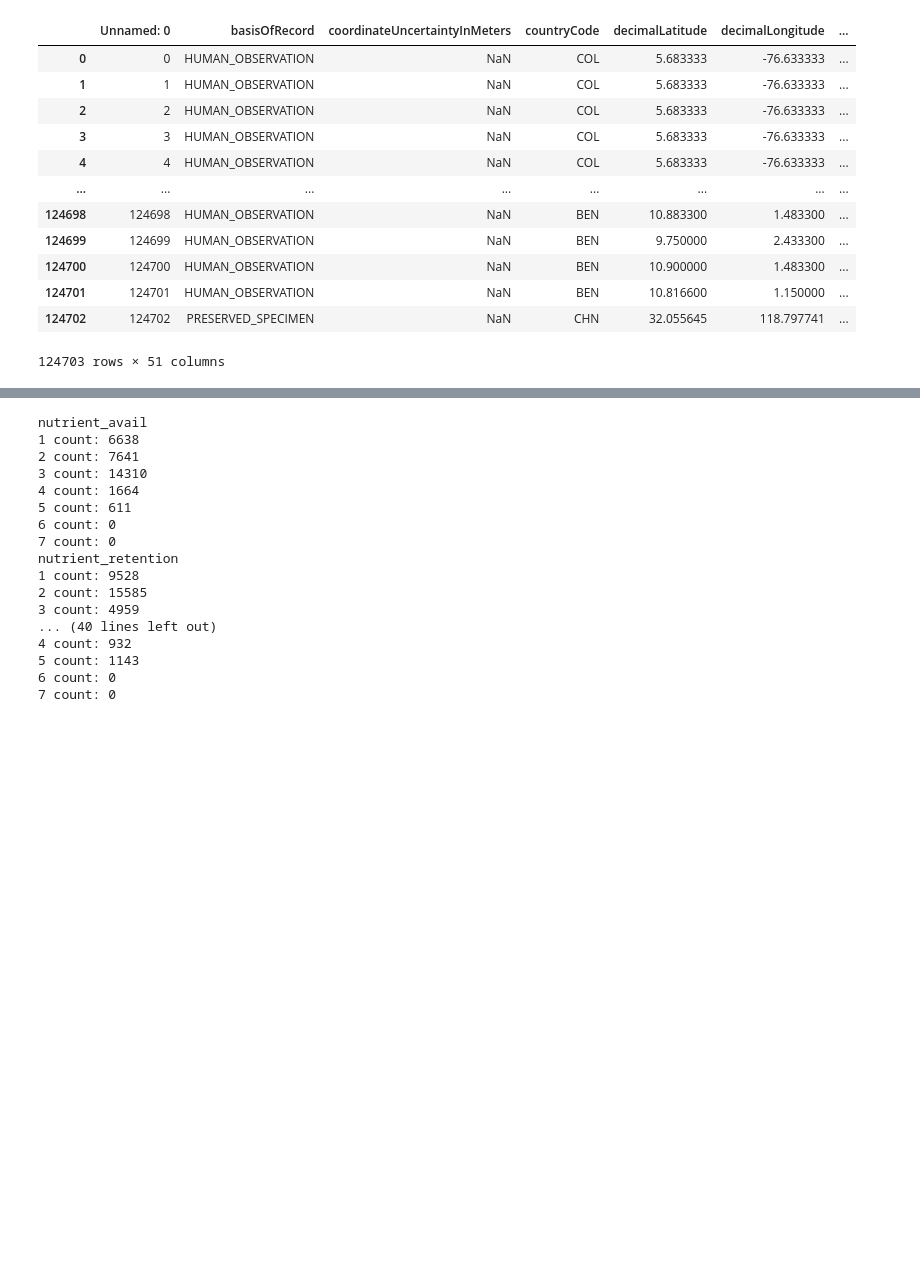
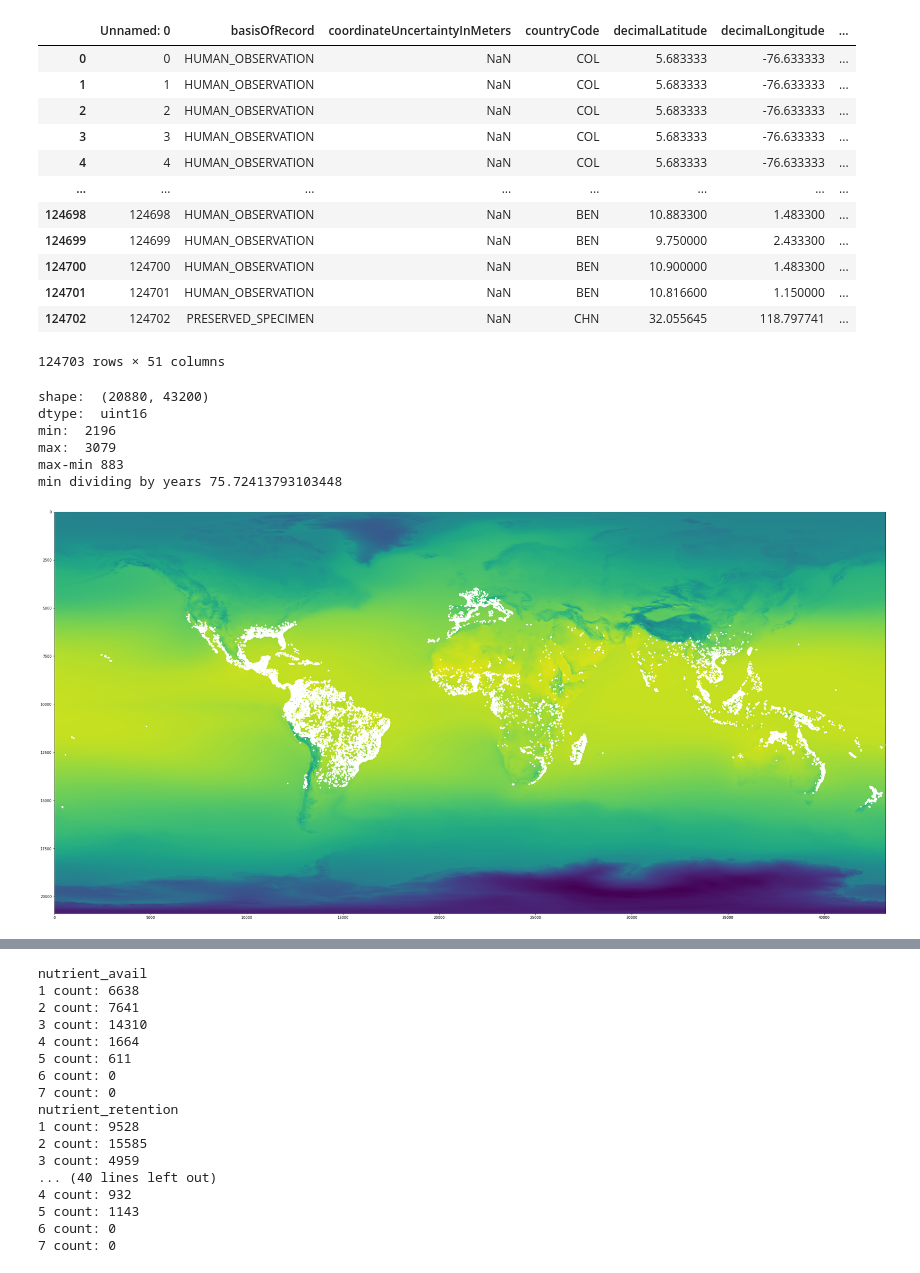
Before and after one commit to mftorres/palm_leaf, a Jupyter notebook: notebooks/01_GBIF_variables_data_prep.ipynb, the cells around one changed output, grey strips where cells are left out. Saved outputs shown, nothing was run; the diff lists cells and outputs as text; code cells hidden in the pictures; blank space fills up the shorter version.

Commit message:
use CHELSA instead of WorldClim and update tif raster code

```diff
--- a/notebooks/01_GBIF_variables_data_prep.ipynb
+++ b/notebooks/01_GBIF_variables_data_prep.ipynb
@@ -60,7 +60,7 @@ def extractData(data,folder_path,prefix):
         cell=[]
         for xc,yc in zip(data['decimalLongitude'],data['decimalLatitude']):
             longs=(xc+180)/raster_xcs
-            lats=20880-((yc+90)/raster_ycs)
+            lats=(yc+90)/raster_ycs
             cell.append(img_arr[int(lats)][int(longs)])
         data['%s'%(variable)]=cell
     return data
@@ -536,3 +536,41 @@ Processing CHELSA_vpd_min
 | 124701 | 124701 | HUMAN_OBSERVATION | NaN | BEN | 10.816600 | 1.150000 | ... |
 | 124702 | 124702 | PRESERVED_SPECIMEN | NaN | CHN | 32.055645 | 118.797741 | ... |
 124703 rows × 51 columns
+# %%
+# example map with Bio4
+
+img=Image.open('../data_files/CHELSA_bio1_1981-2010_V.2.1.tif')
+# # img.show()
+img_arr = np.array(img)
+
+print('shape: ',img_arr.shape)
+print('dtype: ',img_arr.dtype)
+print('min: ',(np.amin(img_arr)))
+print('max: ',(np.amax(img_arr)))
+print('max-min',(np.amax(img_arr))-(np.amin(img_arr)))
+print('min dividing by years',(np.amin(img_arr))/(2010-1981))
+
+fig,ax=plt.subplots(figsize=(43200*0.001,20880*0.001))
+ax.imshow(img_arr)
+ax.set_ylim(20880,0)
+
+raster_xll=43200 # long size 20880, 43200
+raster_yll=20880 # lat size
+raster_ycs=0.0083333333 # cell size, resolution declared by CHELSA technical specification
+raster_xcs=0.0083333333 # cell size, resolution declared by CHELSA technical specification
+
+tifLongs=[]
+tifLats=[]
+for xc,yc in zip(gbif_chelsa['decimalLongitude'],gbif_chelsa['decimalLatitude']):
+    tifLongs.append((xc+180)/raster_xcs)
+    tifLats.append(20880-((yc+90)/raster_ycs)) # 20880*coord is just FOR PLOTTING WITH IMG + MATPLOTLIB AX coordinates!
+ax.scatter(tifLongs,tifLats,color='w',s=10)
+plt.show()
+# %% [output]
+shape:  (20880, 43200)
+dtype:  uint16
+min:  2196
+max:  3079
+max-min 883
+min dividing by years 75.72413793103448
+[figure, added]
```
Also changed, not shown: parts of 12 cells of this notebook.
